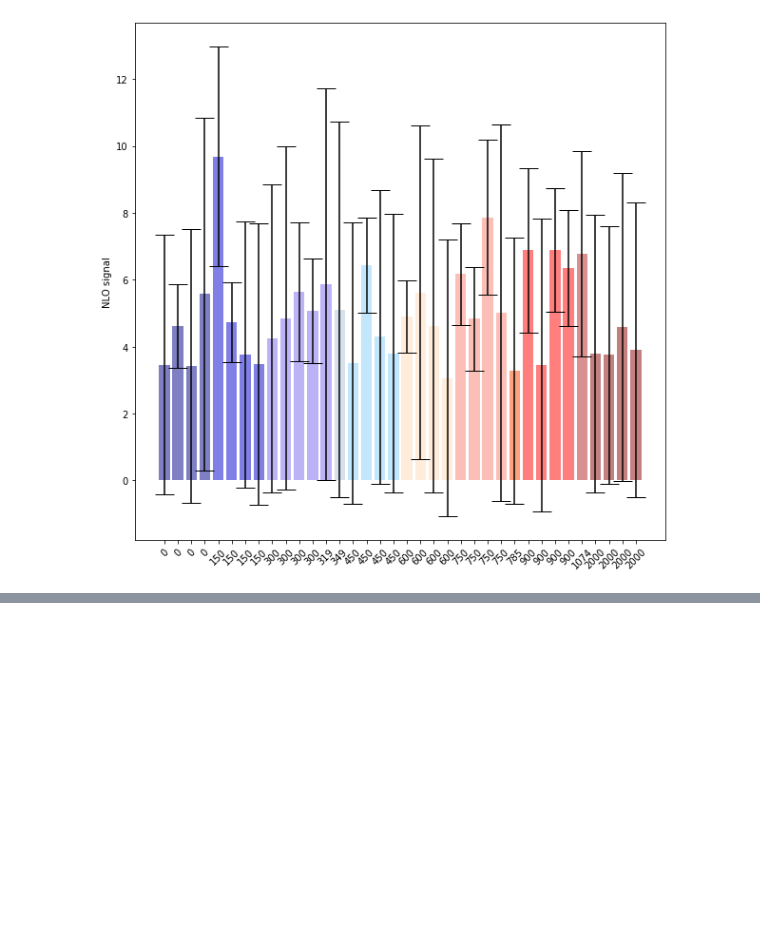
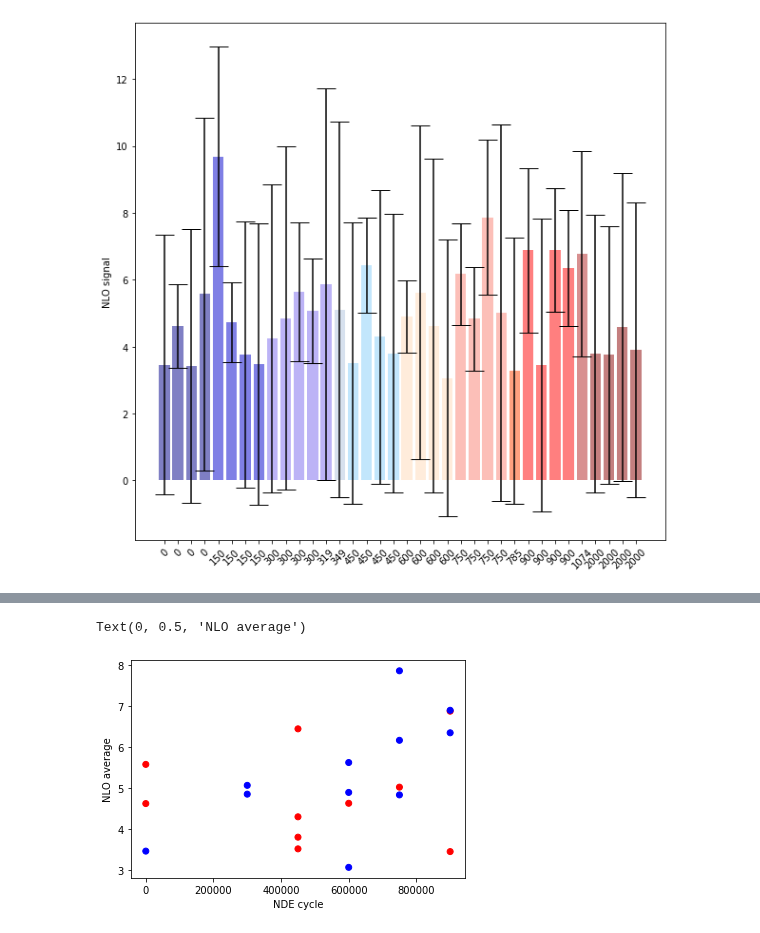
Before and after one commit to Marie-anneMawhin/Oct20_EPRI, a Jupyter notebook: Task3/NB/NB_data_exploration/NLO_exploration.ipynb, the cells around one changed output, grey strips where cells are left out. Saved outputs shown, nothing was run; the diff lists cells and outputs as text; code cells hidden in the pictures; blank space fills up the shorter version.

```diff
--- a/Task3/NB/NB_data_exploration/NLO_exploration.ipynb
+++ b/Task3/NB/NB_data_exploration/NLO_exploration.ipynb
@@ -63,0 +104,8 @@ plt.show()
+# %%
+colordict={True:'red', False:'blue'}
+plt.scatter(y=df.NLO_avg,x=df.NDE_cycle, c=[colordict[c] for c in df.Observed])
+plt.xlabel('NDE cycle')
+plt.ylabel('NLO average')
+# %% [output]
+Text(0, 0.5, 'NLO average')
+[figure, added]
```
Also changed, not shown: parts of 6 cells of this notebook.
